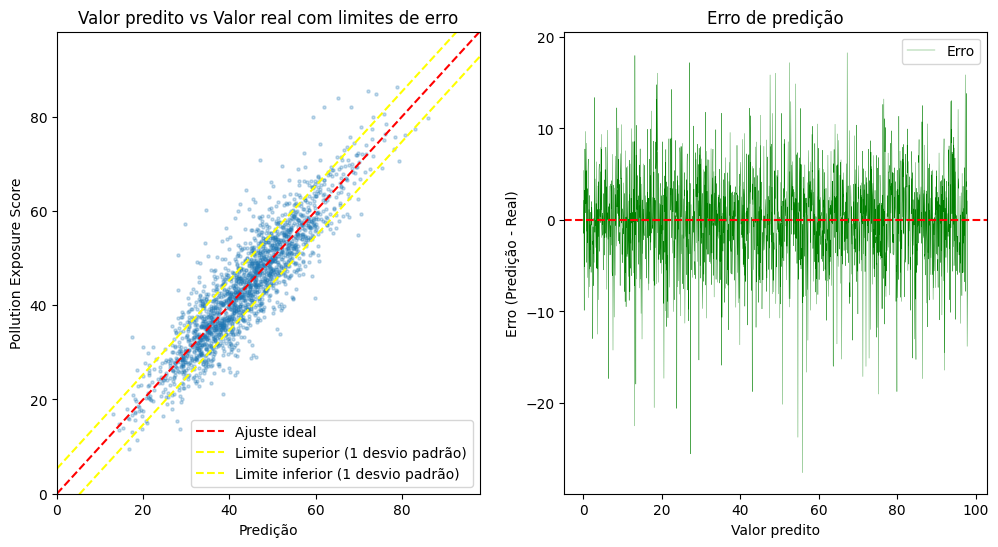
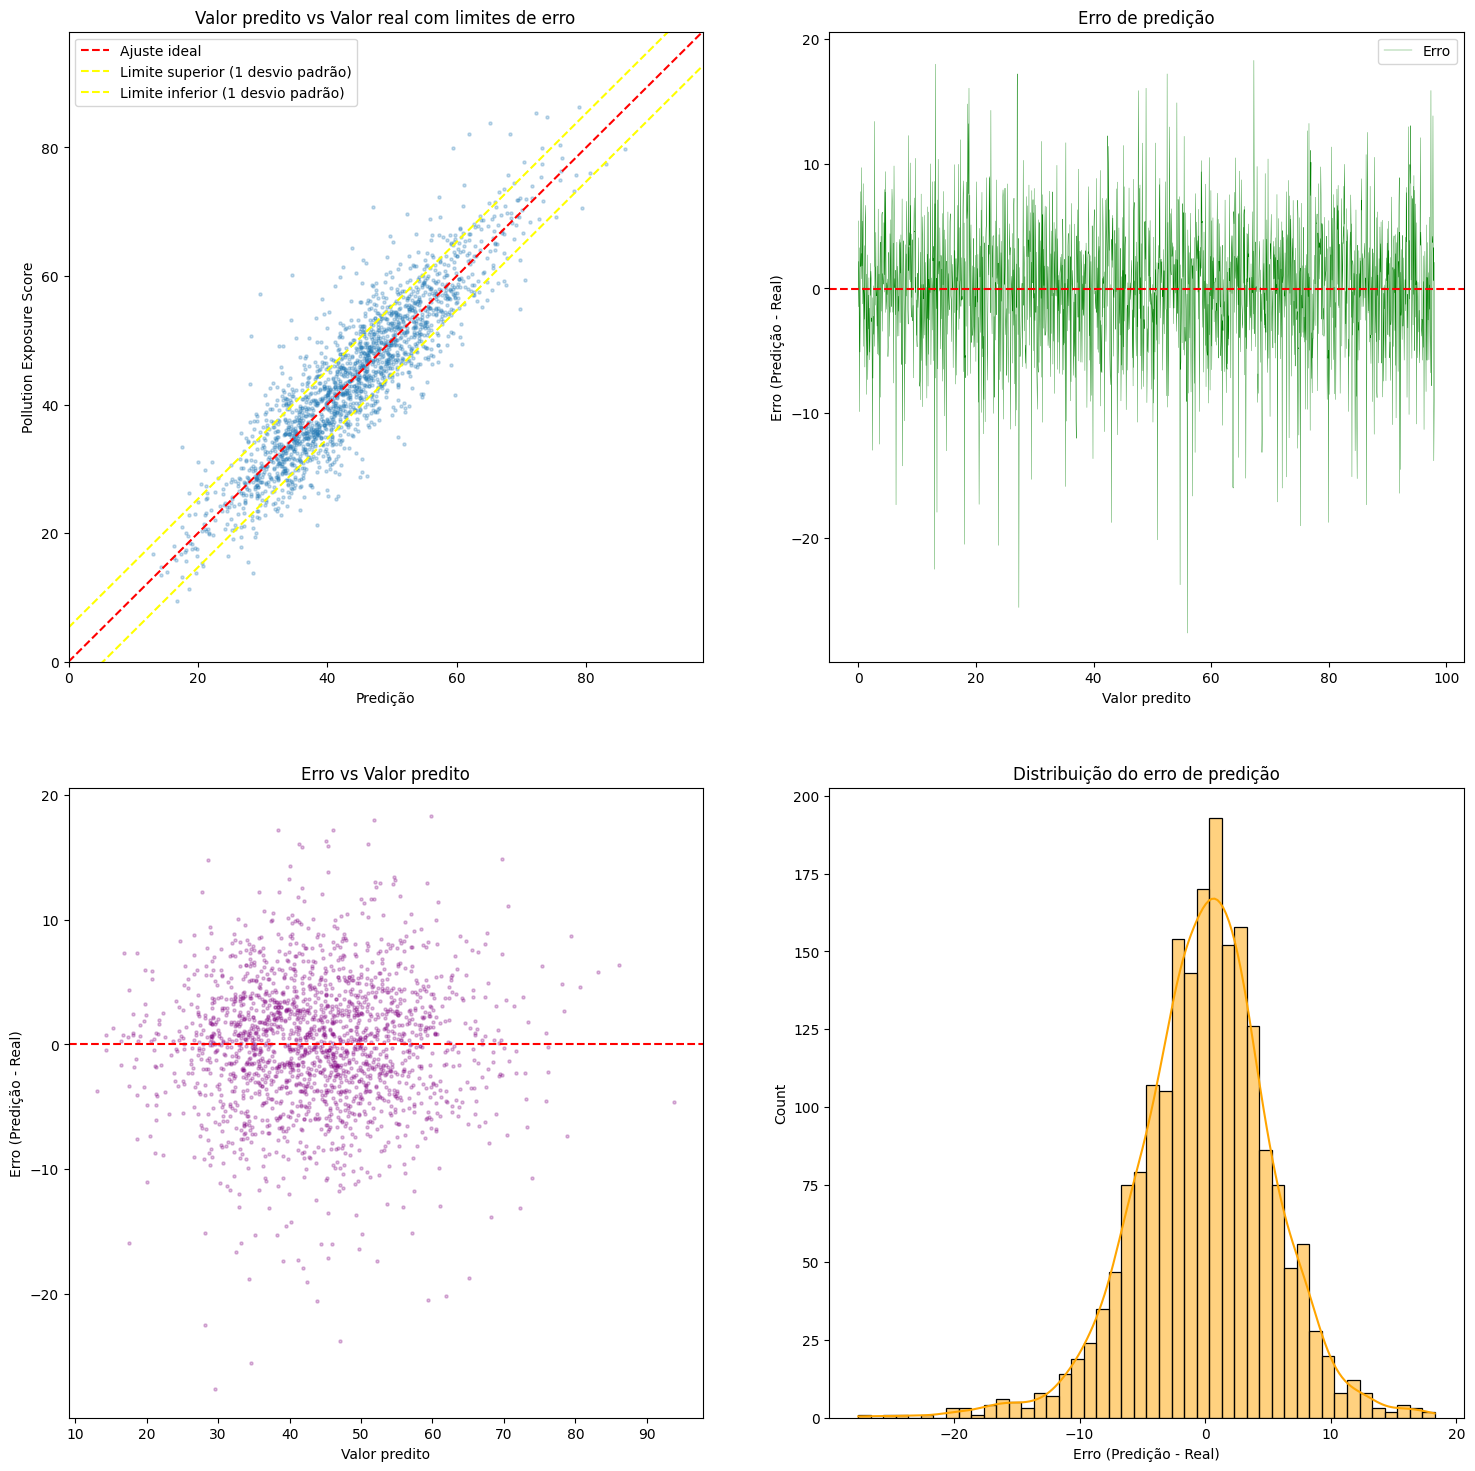
Unified diff of the notebook cell whose output changed from the first chart to the second:
--- before
+++ after
@@ -4,5 +4,5 @@
 lims = (0, int(max(np.max(preds), np.max(y_test))))
 
-fig, (ax1, ax2) = plt.subplots(1, 2, figsize=(12, 6))
+fig, ((ax1, ax2), (ax3, ax4)) = plt.subplots(2, 2, figsize=(18, 18))
 ax1.scatter(preds, y_test, alpha=0.25, s=5)
 
@@ -24,5 +24,5 @@
 
 ax2.plot(x, error, color='green', linestyle='-', label='Erro', linewidth=0.25)
-ax2.axhline(0, color='red', linestyle='--')
+ax2.axhline(np.mean(error), color='red', linestyle='--')
 ax2.legend()
 ax2.set_xlabel('Valor predito')
@@ -30,3 +30,14 @@
 ax2.set_title('Erro de predição')
 
+ax3.scatter(preds, error, alpha=0.25, s=5, color='purple')
+ax3.axhline(0, color='red', linestyle='--')
+ax3.set_xlabel('Valor predito')
+ax3.set_ylabel('Erro (Predição - Real)')
+ax3.set_title('Erro vs Valor predito')
+
+sns.histplot(error, kde=True, ax=ax4, color='orange')
+ax4.set_xlabel('Erro (Predição - Real)')
+ax4.set_title('Distribuição do erro de predição')
+
+
 plt.show()

Commit: graficos